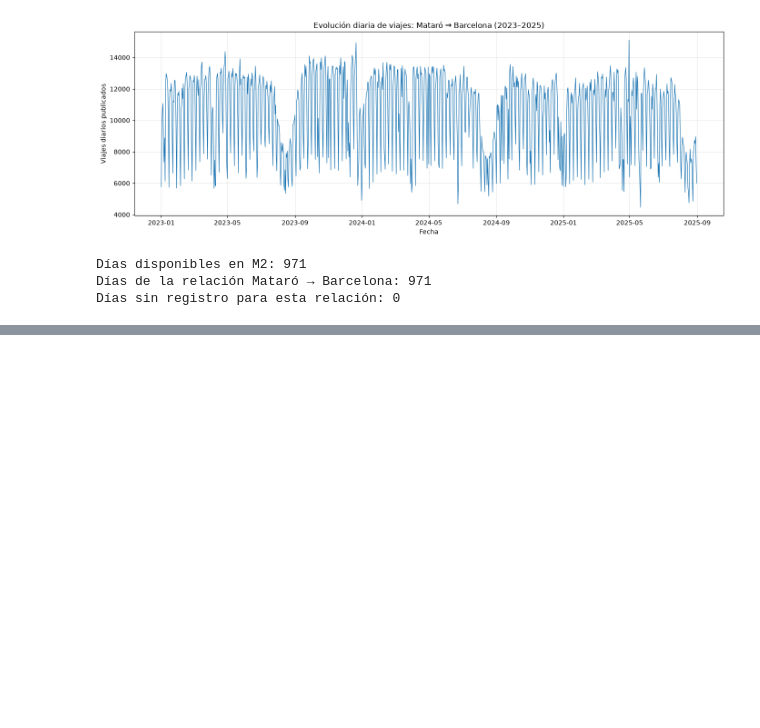
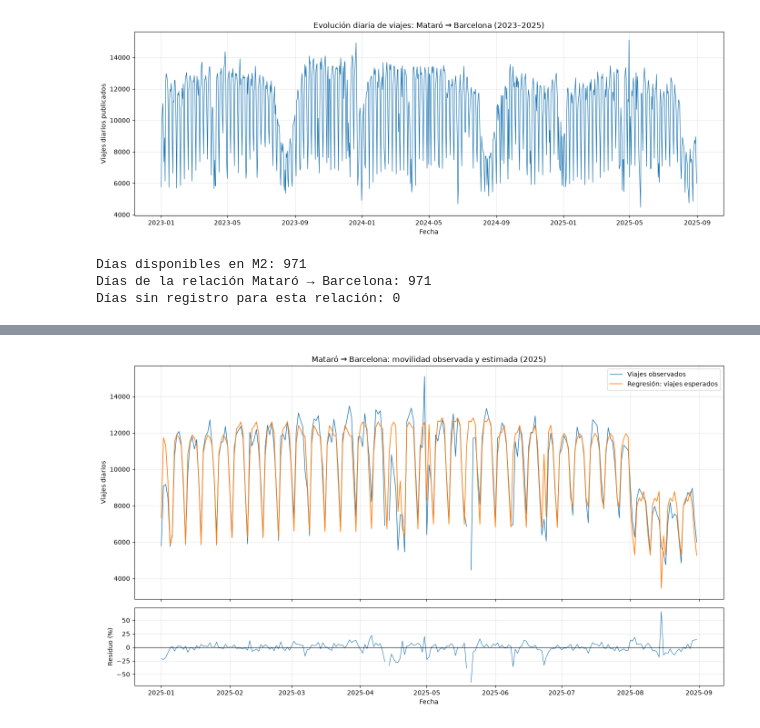
Before and after one commit to martinafrisach/R-MOVE, a Jupyter notebook: notebooks/02_movilidad_telefonica_analisi_estadistico_regresion_final.ipynb, the cells around one changed output, grey strips where cells are left out. Drawn from its saved outputs; the diff is of its cells as text; code cells hidden in the pictures; blank space fills up the shorter version.

```diff
--- a/notebooks/02_movilidad_telefonica_analisi_estadistico.ipynb
+++ b/notebooks/02_movilidad_telefonica_analisi_estadistico_regresion_final.ipynb
@@ -1394,0 +867,18 @@ El objetivo es comprobar si el modelo funciona mejor para Mataró pero tambien o
+# %%
+# Caso ilustrativo: Mataró → Barcelona
+modelo_mataro = estimar_relacion(
+    "08121", "08019", con_tendencia=True, con_interaccion=True
+)
+
+print("Evaluación completa (fechas observadas):")
+display(pd.DataFrame([metricas_regresion(modelo_mataro)]).round(2))
+print("Muestra comparable con los experimentos iniciales:")
+display(pd.DataFrame([
+    metricas_regresion(modelo_mataro, solo_comparables=True)
+]).round(2))
+
+# Primeras observaciones con predicción
+display(modelo_mataro.loc[
+    "2025-01-01":"2025-01-15",
+    ["viajes", "viajes_esperados", "residuo", "residuo_pct"]
+].dropna(subset=["viajes"]).round(2))
@@ -1394,0 +913,21 @@ El objetivo es comprobar si el modelo funciona mejor para Mataró pero tambien o
+# %%
+serie_2025 = modelo_mataro.loc["2025-01-01":"2025-08-31"]
+fig, axes = plt.subplots(2, 1, figsize=(14, 8), sharex=True,
+                         gridspec_kw={"height_ratios": [3, 1]})
+axes[0].plot(serie_2025.index, serie_2025["viajes"],
+             label="Viajes observados", linewidth=1)
+axes[0].plot(serie_2025.index, serie_2025["viajes_esperados"],
+             label="Regresión: viajes esperados", linewidth=1.2)
+axes[0].set_ylabel("Viajes diarios")
+axes[0].set_title("Mataró → Barcelona: movilidad observada y estimada (2025)")
+axes[0].legend()
+axes[0].grid(alpha=0.3)
+axes[1].plot(serie_2025.index, serie_2025["residuo_pct"], linewidth=0.8)
+axes[1].axhline(0, color="black", linewidth=0.8)
+axes[1].set_ylabel("Residuo (%)")
+axes[1].set_xlabel("Fecha")
+axes[1].grid(alpha=0.3)
+plt.tight_layout()
+plt.show()
+# %% [output]
+[figure, added]
```
Also changed, not shown: parts of 60 cells of this notebook, 3 other files.
